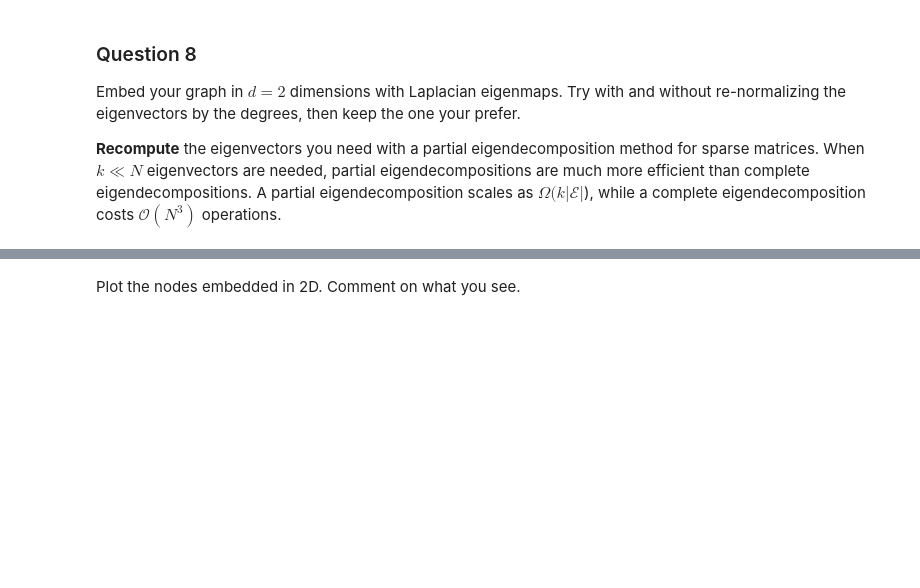
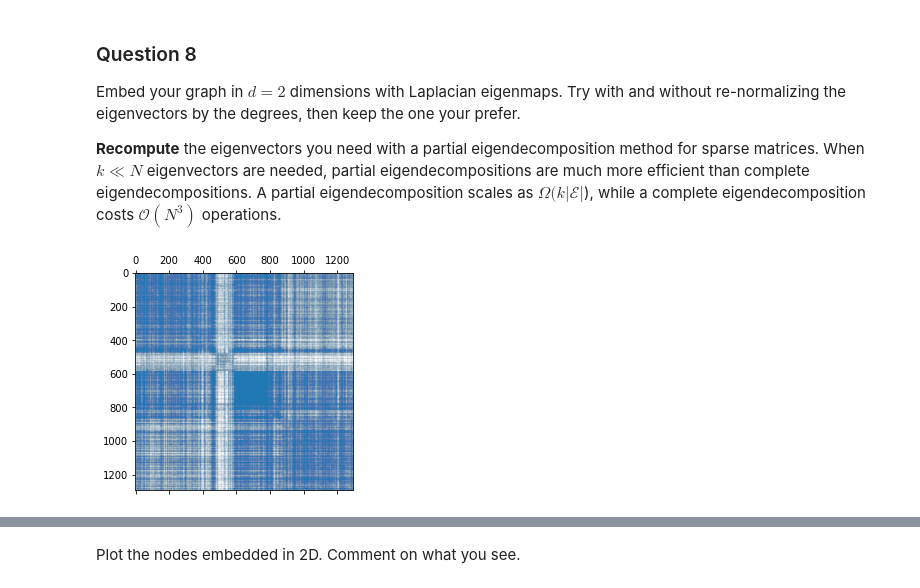
Before and after one commit to coencharles/team_porc_M4, a Jupyter notebook: milestones/3_spectral_graph_theory.ipynb, the cells around one changed output, grey strips where cells are left out. Saved outputs shown, nothing was run; the diff lists cells and outputs as text; code cells hidden in the pictures; blank space fills up the shorter version.

```diff
--- a/milestones/3_spectral_graph_theory.ipynb
+++ b/milestones/3_spectral_graph_theory.ipynb
@@ -228,3 +228,9 @@ D2_eigen = sparse.diags(1/np.sqrt(degree_eigen)) # Represent D^(-1/2)
 
 laplacian_combinatorial_eigen = D_eigen - adjacency_eigen # Your code here.
 laplacian_normalized_eigen =  D2_eigen.dot(laplacian_combinatorial_eigen.dot(D2_eigen)) # Your code here.
+# %%
+plt.spy(adjacency_eigen.todense(),markersize=0.004);
+np.save('Adjacency2.npy', adjacency_eigen)
+np.save('laplacian_normalized.npy', laplacian_normalized_eigen)
+# %% [output]
+[figure, added]
```
Also changed, not shown: parts of 1 cell of this notebook, 3 other files.
